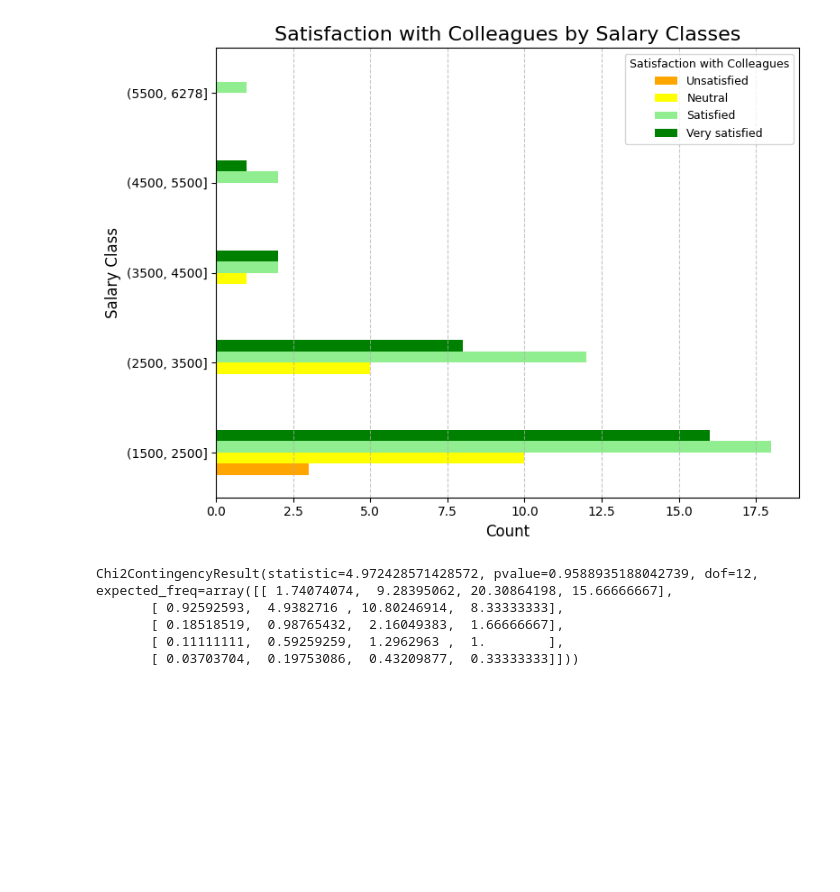
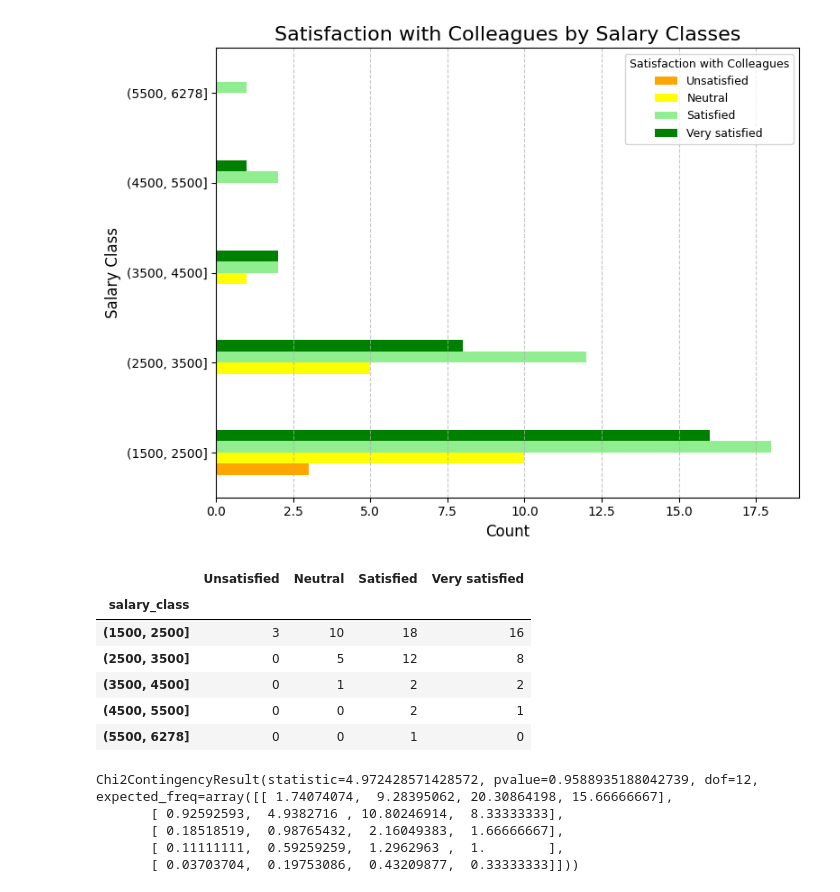
Before and after one commit to jemlau/DataAnalysisProject, a Jupyter notebook: harjotustyöHANNA.ipynb, the cells around one changed output. Drawn from its saved outputs; the diff is of its cells as text; code cells hidden in the pictures; blank space fills up the shorter version.

```diff
--- a/harjotustyöHANNA.ipynb
+++ b/harjotustyöHANNA.ipynb
@@ -305,6 +308,16 @@ plt.tight_layout()
 plt.show()
 # %% [output]
 [figure]
+# %%
+df_salary_sat_colleagues
+# %% [output]
+|  | Unsatisfied | Neutral | Satisfied | Very satisfied |
+| salary_class |  |  |  |  |
+| (1500, 2500] | 3 | 10 | 18 | 16 |
+| (2500, 3500] | 0 | 5 | 12 | 8 |
+| (3500, 4500] | 0 | 1 | 2 | 2 |
+| (4500, 5500] | 0 | 0 | 2 | 1 |
+| (5500, 6278] | 0 | 0 | 1 | 0 |
 # %%
 from scipy.stats import chi2_contingency
 
```
Also changed, not shown: parts of 4 cells of this notebook.
